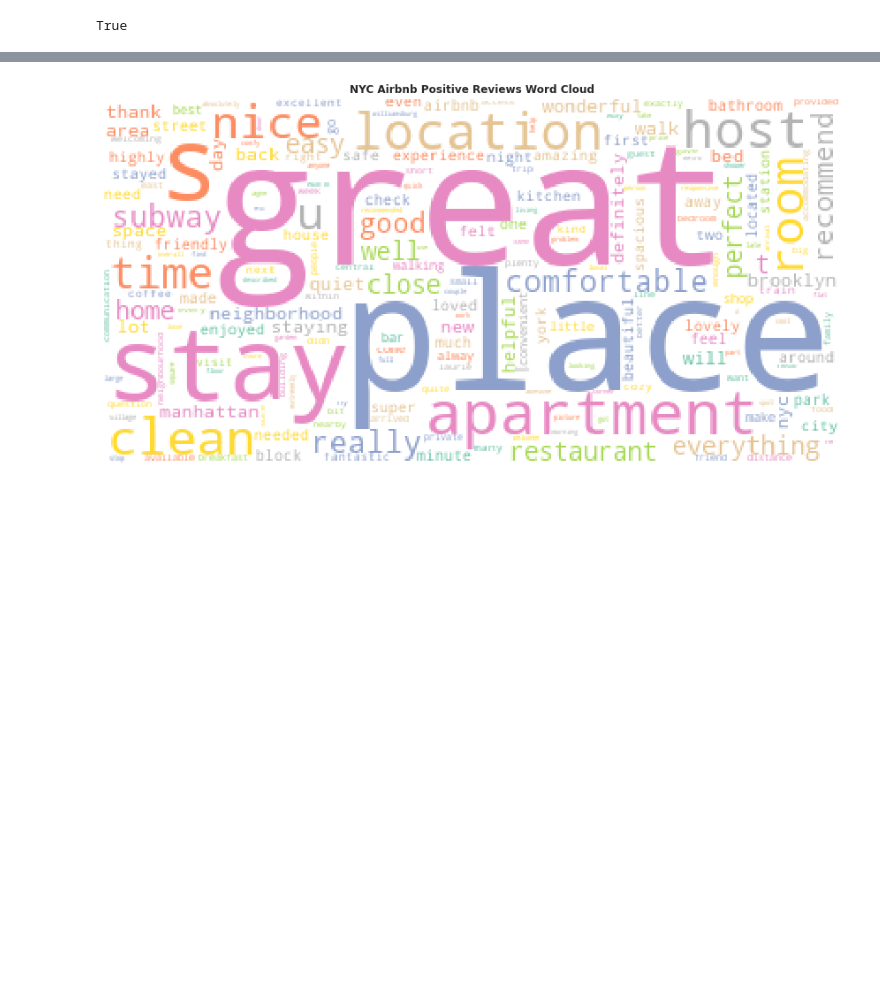
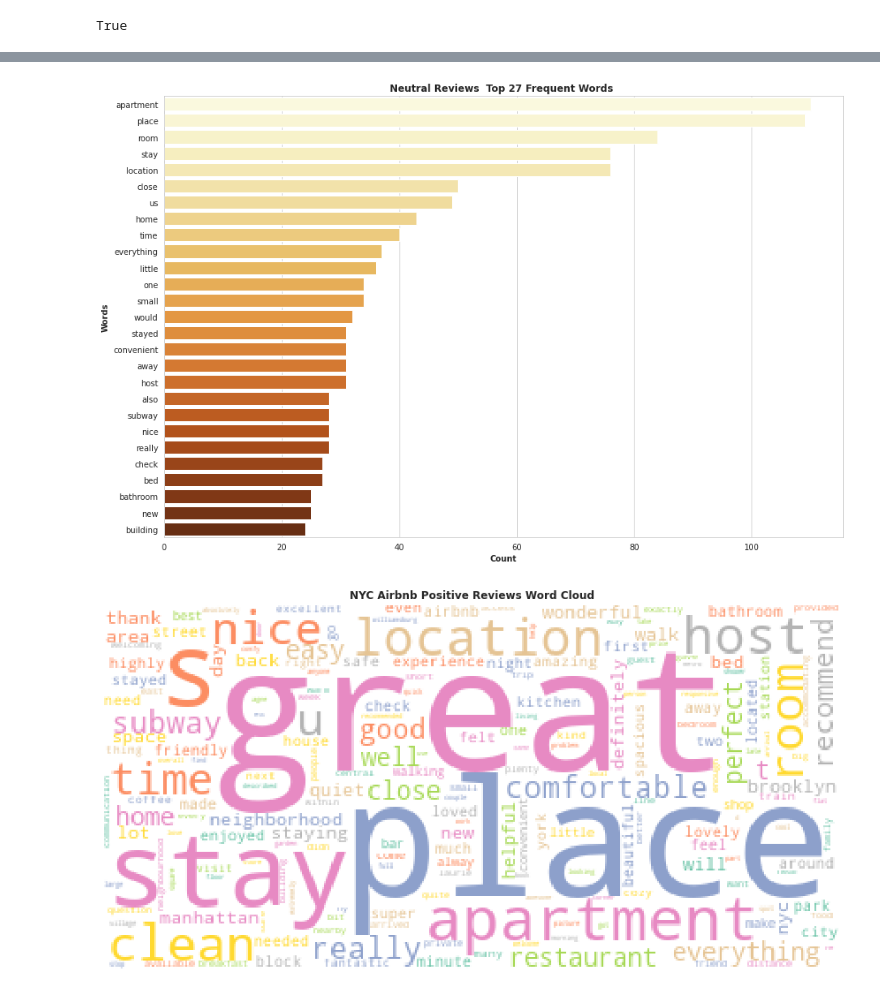
Before and after one commit to kamalova/Airbnb-Recommendation-Engine-NLP, a Jupyter notebook: Sentiment_Analysis.ipynb, the cells around one changed output, grey strips where cells are left out. Drawn from its saved outputs; the diff is of its cells as text; code cells hidden in the pictures; blank space fills up the shorter version.

```diff
--- a/Sentiment_Analysis.ipynb
+++ b/Sentiment_Analysis.ipynb
@@ -547,0 +544,2 @@ neg_reviews =  ''.join(neg_reviews['comments'])
+# %%
+neut_reviews = df_reviews[df_reviews['sentiment_type']=='Neutral']
@@ -586,3 +593,12 @@ df_neg_count = df_neg_count.reset_index(drop=True)
+# %%
+word_frequency_neut = word_count(neut_reviews['comments']) #tokenize and count and create dictionary
+
+# to create dataframe from most common words dictionary
+neut_count = pd.DataFrame(columns=['word', 'count'])
+neut_count['word'] = word_frequency_neut.keys()
+neut_count['count'] = list(word_frequency_neut.values())
+neut_count= neut_count.sort_values(by=['count'], ascending=False)
+neut_count = neut_count.reset_index(drop=True)
 # %%
 from nltk.corpus import stopwords
 nltk.download('stopwords')
@@ -610,0 +637,9 @@ plt.show()
+# %%
+plt.figure(figsize=(15,10))
+sns.barplot(y="word", x="count", data=top_27_neut, palette="YlOrBr")
+plt.title('Neutral Reviews  Top 27 Frequent Words ',fontweight="bold" )
+plt.xlabel('Count', fontweight="bold")
+plt.ylabel('Words', fontweight="bold")
+plt.show()
+# %% [output]
+[figure, added]
```
Also changed, not shown: parts of 13 cells of this notebook.
